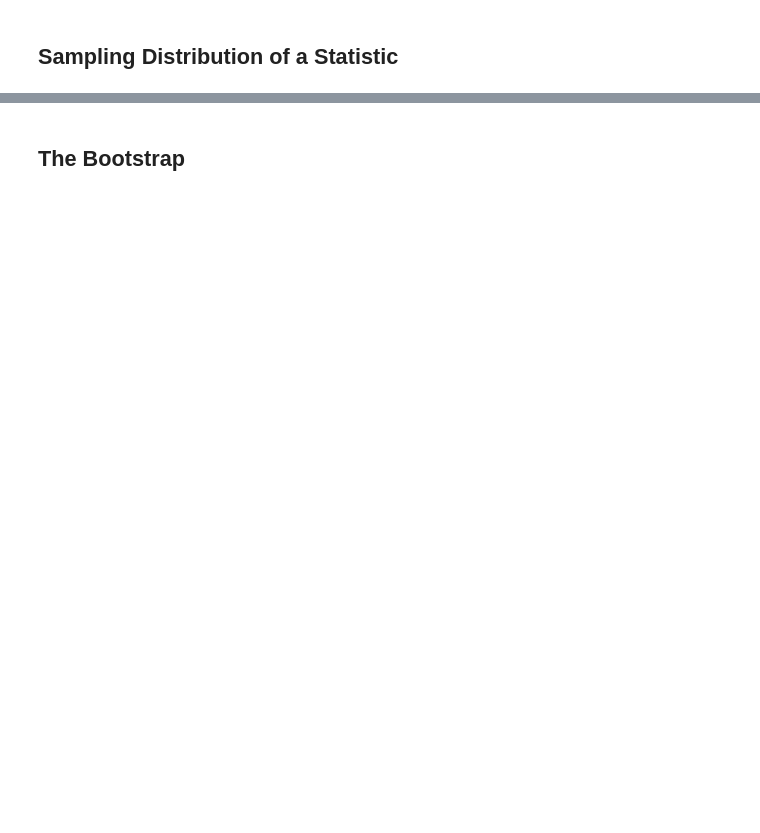
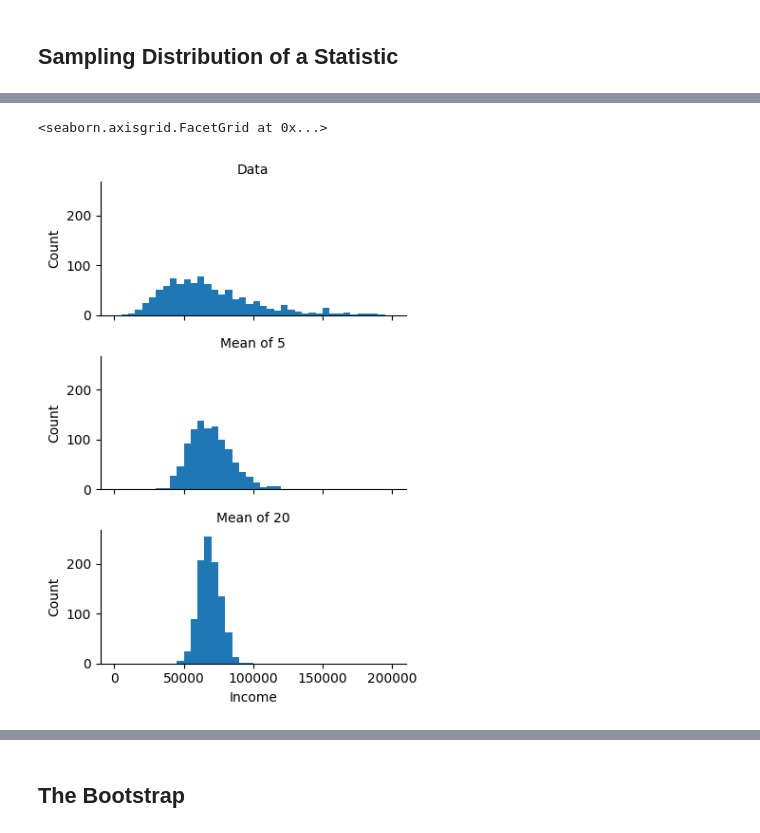
Before and after one commit to brian-vu-nguyen/practical_statistics_for_data_scientists, a Jupyter notebook: notebooks/chatper_2.ipynb, the cells around one changed output, grey strips where cells are left out. Drawn from its saved outputs; the diff is of its cells as text; code cells hidden in the pictures; blank space fills up the shorter version.

```diff
--- a/notebooks/chatper_2.ipynb
+++ b/notebooks/chatper_2.ipynb
@@ -22,0 +73,11 @@ Sample bias = A sample that misrepresents the population
+# %%
+import pandas as pd
+import numpy as np
+from scipy import stats
+from sklearn.utils import resample
+
+import seaborn as sns
+import matplotlib.pylab as plt
+
+loans_income = pd.read_csv('/Users/brian.v.nguyen/projects/practical_statistics_for_data_scientists/data/loans_income.csv').squeeze('columns')
+loans_income
@@ -22,0 +97,33 @@ Sample bias = A sample that misrepresents the population
+# %%
+# Getting a random sample of 1,000 individual data points from loans_income
+sample_data = pd.DataFrame({
+    'income': loans_income.sample(1000),
+    'type': 'Data',
+})
+
+# Getting a 1,000 samples with each sample containing 5 individual incomes
+# Then storing 1,000 records, each representing the mean of a sample of size 5
+sample_mean_05 = pd.DataFrame({
+    'income': [loans_income.sample(5).mean() for _ in range(1000)],
+    'type': 'Mean of 5',
+})
+
+# Getting a 1,000 samples with each sample containing 20 individual incomes
+# Then storing 1,000 records, each representing the mean of a sample of size 20
+sample_mean_20 = pd.DataFrame({
+    'income': [loans_income.sample(20).mean() for _ in range(1000)],
+    'type': 'Mean of 20',
+})
+
+results = pd.concat([sample_data, sample_mean_05, sample_mean_20])
+
+g = sns.FacetGrid(results, col='type',
+                  col_wrap=1,
+                  height=2,
+                  aspect=2)
+g.map(plt.hist, 'income', range=[0, 200000], bins=40)
+g.set_axis_labels('Income', 'Count')
+g.set_titles('{col_name}')
+# %% [output]
+<seaborn.axisgrid.FacetGrid at 0x...>
+[figure, added]
```
Also changed, not shown: parts of 43 cells of this notebook.
